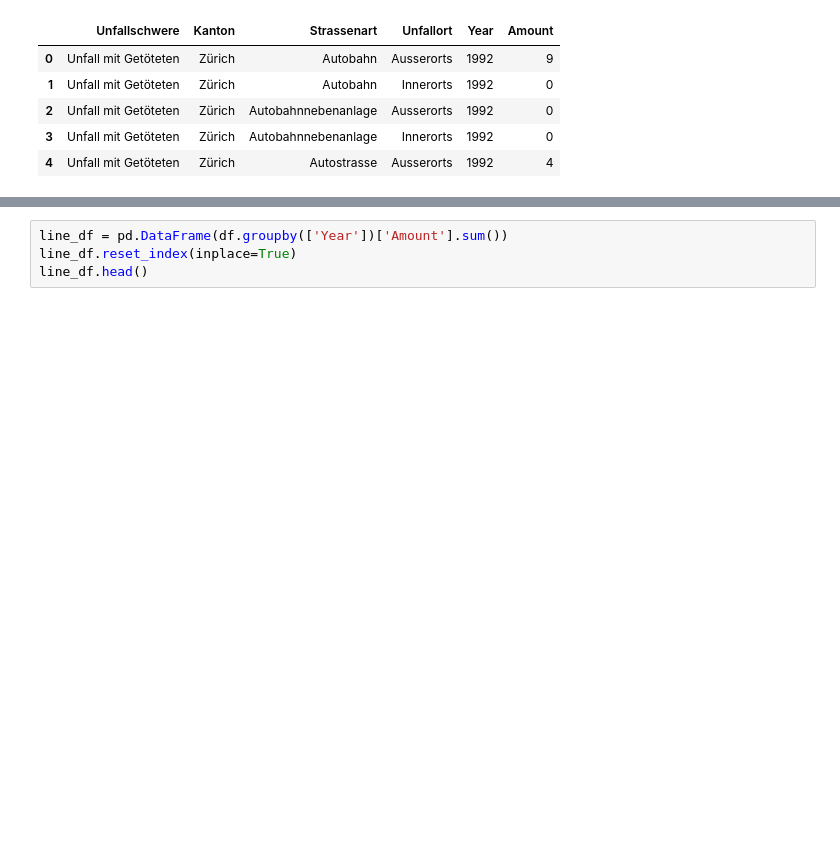
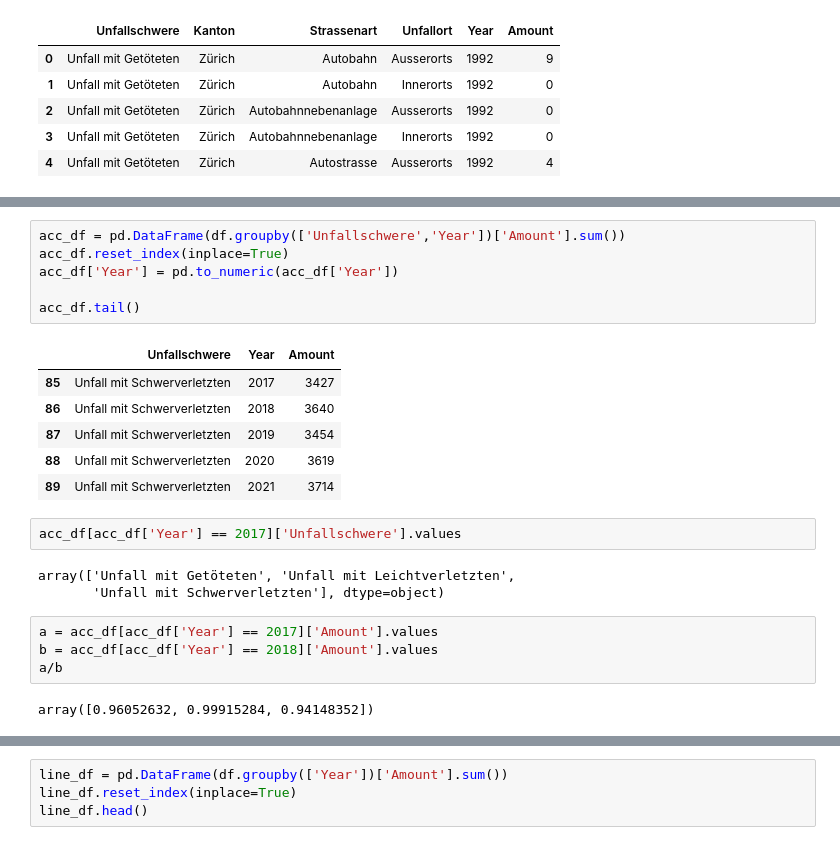
Before and after one commit to sccasutt/Projects, a Jupyter notebook: Training_projects/Tutorials/dash/data_preparation.ipynb, the cells around one changed output, grey strips where cells are left out. Drawn from its saved outputs; the diff is of its cells as text; blank space fills up the shorter version.

```diff
--- a/Training_projects/Tutorials/dash/data_preparation.ipynb
+++ b/Training_projects/Tutorials/dash/data_preparation.ipynb
@@ -43,0 +86,24 @@ df.head()
+# %%
+acc_df = pd.DataFrame(df.groupby(['Unfallschwere','Year'])['Amount'].sum())
+acc_df.reset_index(inplace=True)
+acc_df['Year'] = pd.to_numeric(acc_df['Year'])
+
+acc_df.tail()
+# %% [output]
+|  | Unfallschwere | Year | Amount |
+| 85 | Unfall mit Schwerverletzten | 2017 | 3427 |
+| 86 | Unfall mit Schwerverletzten | 2018 | 3640 |
+| 87 | Unfall mit Schwerverletzten | 2019 | 3454 |
+| 88 | Unfall mit Schwerverletzten | 2020 | 3619 |
+| 89 | Unfall mit Schwerverletzten | 2021 | 3714 |
+# %%
+acc_df[acc_df['Year'] == 2017]['Unfallschwere'].values
+# %% [output]
+array(['Unfall mit Getöteten', 'Unfall mit Leichtverletzten',
+       'Unfall mit Schwerverletzten'], dtype=object)
+# %%
+a = acc_df[acc_df['Year'] == 2017]['Amount'].values
+b = acc_df[acc_df['Year'] == 2018]['Amount'].values
+a/b
+# %% [output]
+array([0.96052632, 0.99915284, 0.94148352])
```
Also changed, not shown: parts of 12 cells of this notebook, 1 other file.
